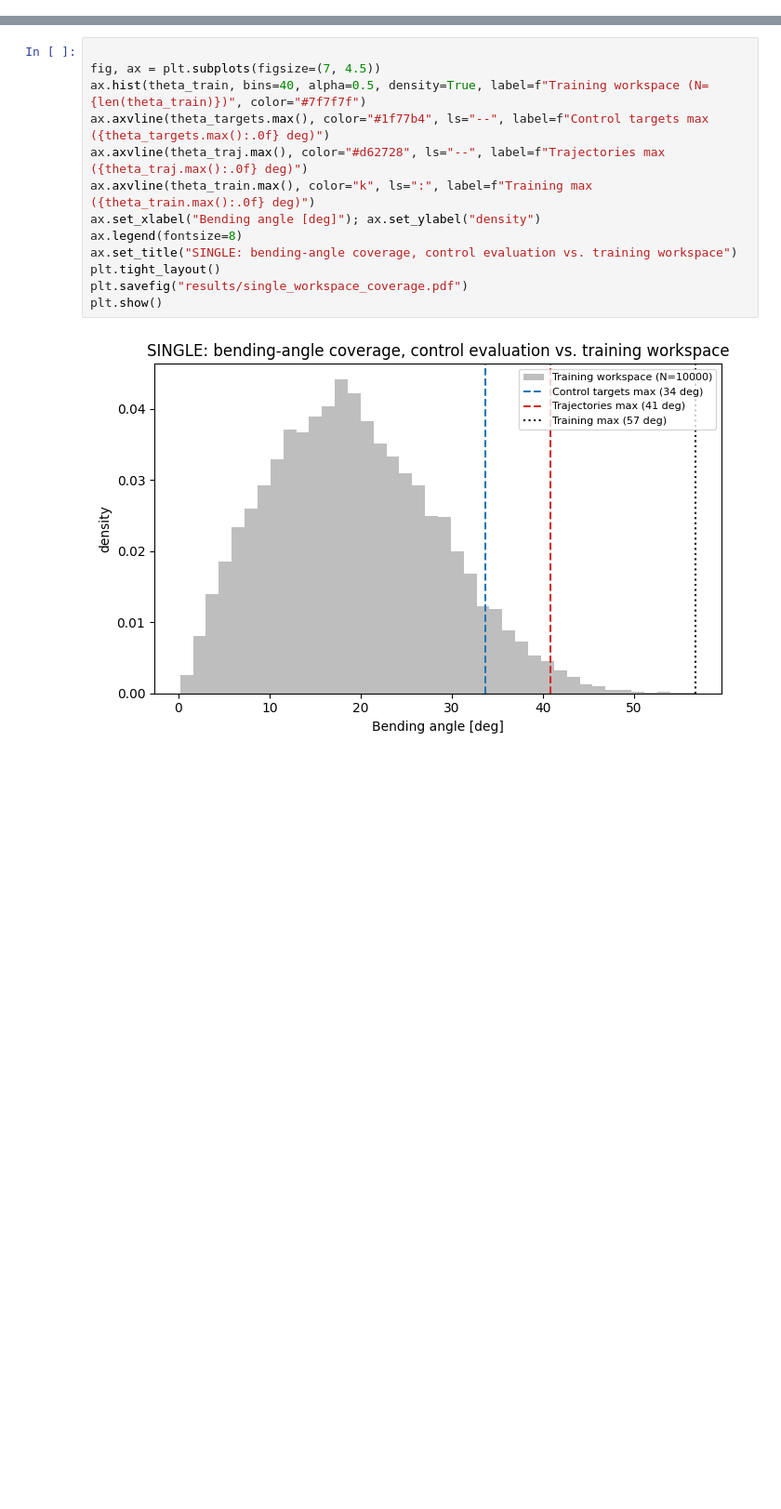
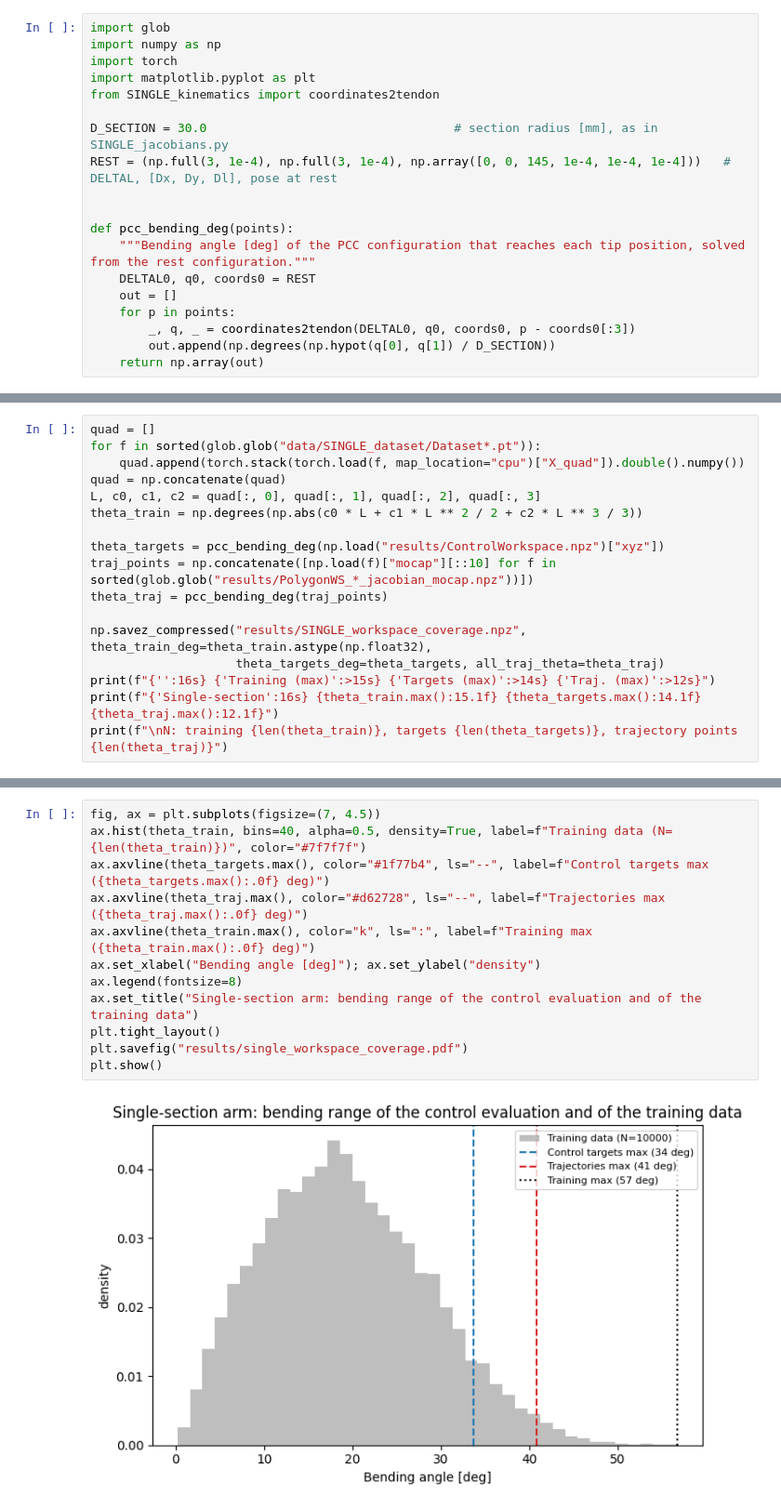
Before and after one commit to CREATE-Lab-EPFL/VisionSoftControl, a Jupyter notebook: SINGLE/SINGLE_workspace_coverage.ipynb, the cells around one changed output, grey strips where cells are left out. Shown at 93% size. Cells and saved outputs as stored; diff of their text form; blank space fills up the shorter version.

```diff
--- a/SINGLE/SINGLE_workspace_coverage.ipynb
+++ b/SINGLE/SINGLE_workspace_coverage.ipynb
@@ -26,0 +11,19 @@ Tracked trajectories (N=2310):  mean 24.7  max 40.9 deg
+# %%
+import glob
+import numpy as np
+import torch
+import matplotlib.pyplot as plt
+from SINGLE_kinematics import coordinates2tendon
+
+D_SECTION = 30.0                                  # section radius [mm], as in SINGLE_jacobians.py
+REST = (np.full(3, 1e-4), np.full(3, 1e-4), np.array([0, 0, 145, 1e-4, 1e-4, 1e-4]))   # DELTAL, [Dx, Dy, Dl], pose at rest
+
+
+def pcc_bending_deg(points):
+    """Bending angle [deg] of the PCC configuration that reaches each tip position, solved from the rest configuration."""
+    DELTAL0, q0, coords0 = REST
+    out = []
+    for p in points:
+        _, q, _ = coordinates2tendon(DELTAL0, q0, coords0, p - coords0[:3])
+        out.append(np.degrees(np.hypot(q[0], q[1]) / D_SECTION))
+    return np.array(out)
@@ -26,0 +32,17 @@ Tracked trajectories (N=2310):  mean 24.7  max 40.9 deg
+# %%
+quad = []
+for f in sorted(glob.glob("data/SINGLE_dataset/Dataset*.pt")):
+    quad.append(torch.stack(torch.load(f, map_location="cpu")["X_quad"]).double().numpy())
+quad = np.concatenate(quad)
+L, c0, c1, c2 = quad[:, 0], quad[:, 1], quad[:, 2], quad[:, 3]
+theta_train = np.degrees(np.abs(c0 * L + c1 * L ** 2 / 2 + c2 * L ** 3 / 3))
+
+theta_targets = pcc_bending_deg(np.load("results/ControlWorkspace.npz")["xyz"])
+traj_points = np.concatenate([np.load(f)["mocap"][::10] for f in sorted(glob.glob("results/PolygonWS_*_jacobian_mocap.npz"))])
+theta_traj = pcc_bending_deg(traj_points)
+
+np.savez_compressed("results/SINGLE_workspace_coverage.npz", theta_train_deg=theta_train.astype(np.float32),
+                    theta_targets_deg=theta_targets, all_traj_theta=theta_traj)
+print(f"{'':16s} {'Training (max)':>15s} {'Targets (max)':>14s} {'Traj. (max)':>12s}")
+print(f"{'Single-section':16s} {theta_train.max():15.1f} {theta_targets.max():14.1f} {theta_traj.max():12.1f}")
+print(f"\nN: training {len(theta_train)}, targets {len(theta_targets)}, trajectory points {len(theta_traj)}")
@@ -27,15 +58,14 @@ Tracked trajectories (N=2310):  mean 24.7  max 40.9 deg
 # %%
-
 fig, ax = plt.subplots(figsize=(7, 4.5))
-ax.hist(theta_train, bins=40, alpha=0.5, density=True, label=f"Training workspace (N={len(theta_train)})", color="#7f7f7f")
+ax.hist(theta_train, bins=40, alpha=0.5, density=True, label=f"Training data (N={len(theta_train)})", color="#7f7f7f")
 ax.axvline(theta_targets.max(), color="#1f77b4", ls="--", label=f"Control targets max ({theta_targets.max():.0f} deg)")
 ax.axvline(theta_traj.max(), color="#d62728", ls="--", label=f"Trajectories max ({theta_traj.max():.0f} deg)")
 ax.axvline(theta_train.max(), color="k", ls=":", label=f"Training max ({theta_train.max():.0f} deg)")
 ax.set_xlabel("Bending angle [deg]"); ax.set_ylabel("density")
 ax.legend(fontsize=8)
-ax.set_title("SINGLE: bending-angle coverage, control evaluation vs. training workspace")
+ax.set_title("Single-section arm: bending range of the control evaluation and of the training data")
 plt.tight_layout()
 plt.savefig("results/single_workspace_coverage.pdf")
 plt.show()
 # %% [output]
-[figure, old version]
+[figure, new version]
```
Also changed, not shown: parts of 7 cells of this notebook, 2 other files.
